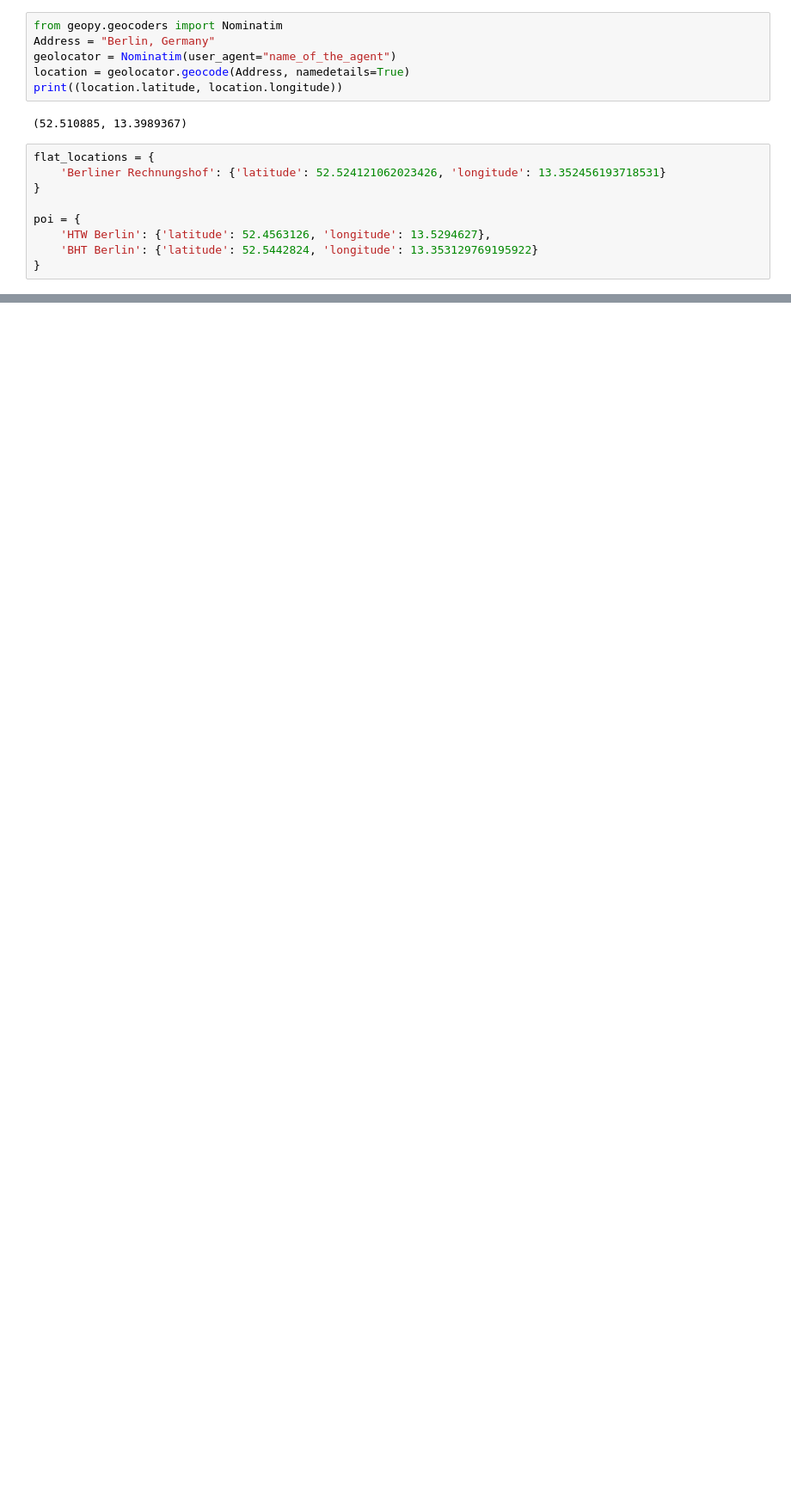
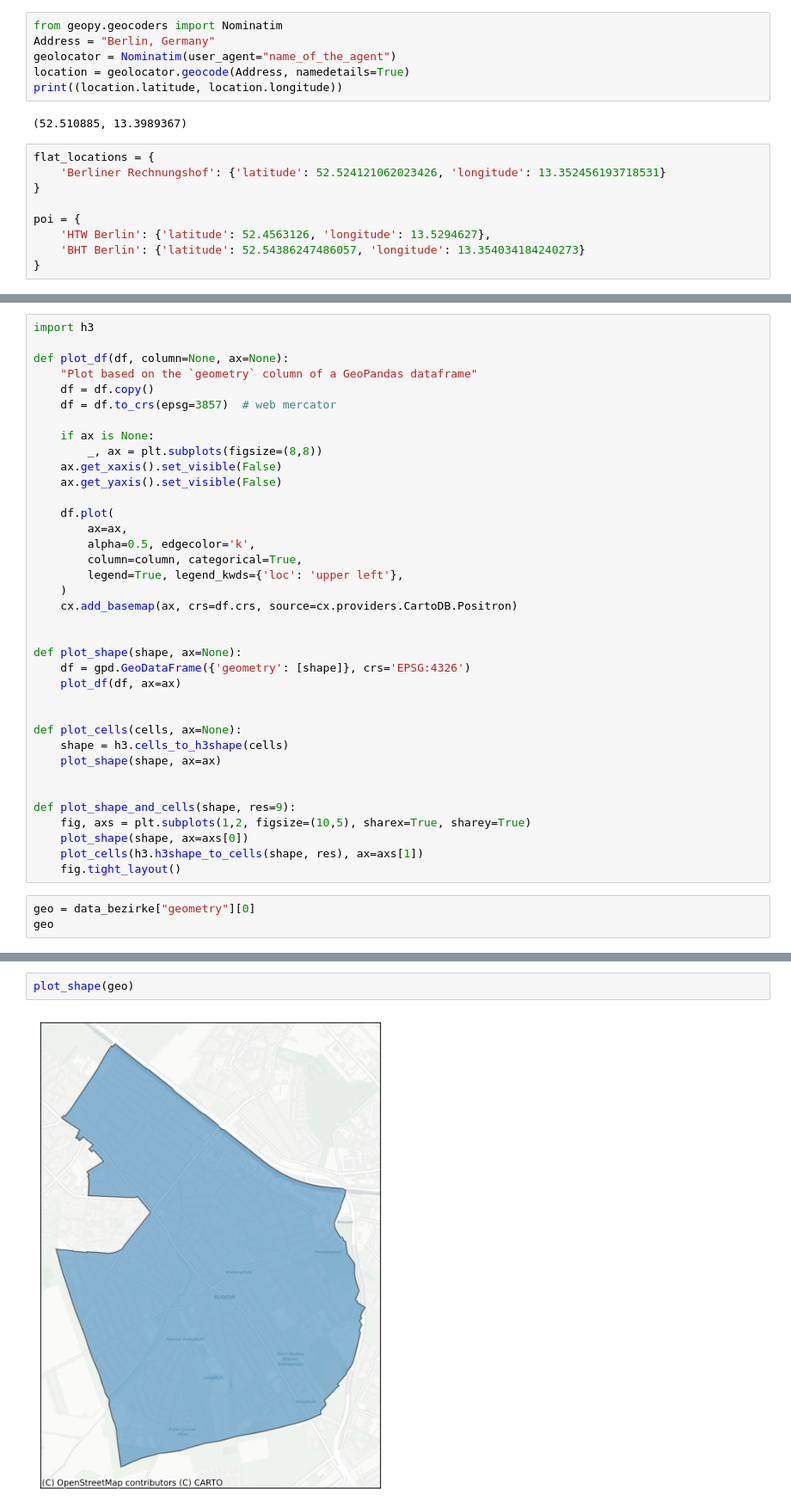
Before and after one commit to Famondir/flat-location-rater, a Jupyter notebook: dashboard.ipynb, the cells around one changed output, grey strips where cells are left out. Shown at 86% size. Cells and saved outputs as stored; diff of their text form; blank space fills up the shorter version.

```diff
--- a/dashboard.ipynb
+++ b/dashboard.ipynb
@@ -150,5 +157,5 @@ flat_locations = {
 
 poi = {
     'HTW Berlin': {'latitude': 52.4563126, 'longitude': 13.5294627},
-    'BHT Berlin': {'latitude': 52.5442824, 'longitude': 13.353129769195922}
+    'BHT Berlin': {'latitude': 52.54386247486057, 'longitude': 13.354034184240273}
 }
@@ -215,0 +424,40 @@ BHT Berlin: 19 min 0 s
+# %%
+import h3
+
+def plot_df(df, column=None, ax=None):
+    "Plot based on the `geometry` column of a GeoPandas dataframe"
+    df = df.copy()
+    df = df.to_crs(epsg=3857)  # web mercator
+
+    if ax is None:
+        _, ax = plt.subplots(figsize=(8,8))
+    ax.get_xaxis().set_visible(False)
+    ax.get_yaxis().set_visible(False)
+
+    df.plot(
+        ax=ax,
+        alpha=0.5, edgecolor='k',
+        column=column, categorical=True,
+        legend=True, legend_kwds={'loc': 'upper left'},
+    )
+    cx.add_basemap(ax, crs=df.crs, source=cx.providers.CartoDB.Positron)
+
+
+def plot_shape(shape, ax=None):
+    df = gpd.GeoDataFrame({'geometry': [shape]}, crs='EPSG:4326')
+    plot_df(df, ax=ax)
+
+
+def plot_cells(cells, ax=None):
+    shape = h3.cells_to_h3shape(cells)
+    plot_shape(shape, ax=ax)
+
+
+def plot_shape_and_cells(shape, res=9):
+    fig, axs = plt.subplots(1,2, figsize=(10,5), sharex=True, sharey=True)
+    plot_shape(shape, ax=axs[0])
+    plot_cells(h3.h3shape_to_cells(shape, res), ax=axs[1])
+    fig.tight_layout()
+# %%
+geo = data_bezirke["geometry"][0]
+geo
@@ -215,0 +466,4 @@ BHT Berlin: 19 min 0 s
+# %%
+plot_shape(geo)
+# %% [output]
+[figure, added]
```
Also changed, not shown: parts of 32 cells of this notebook, 10 other files.
